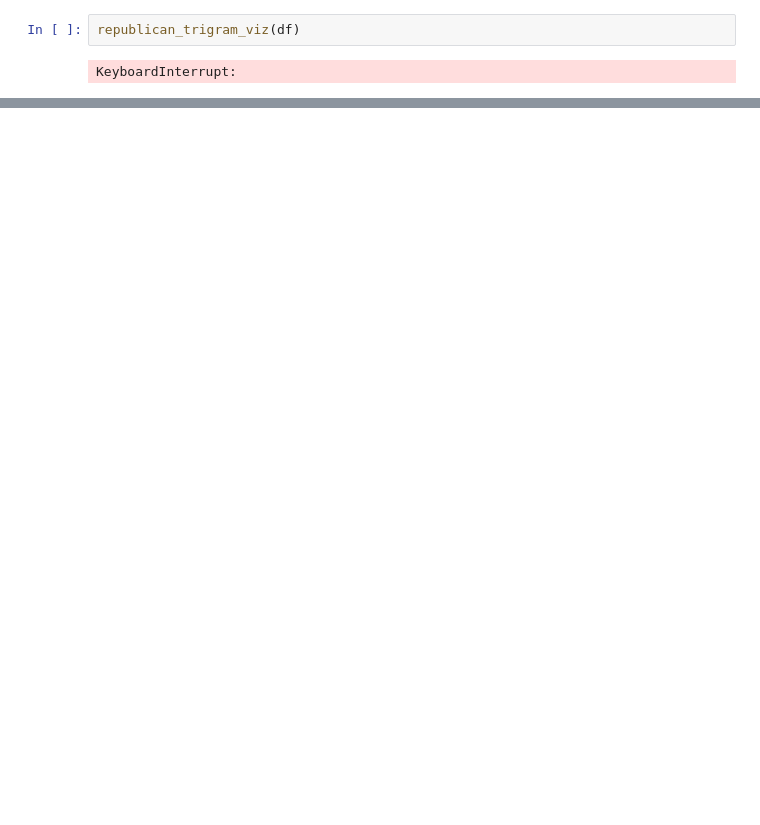
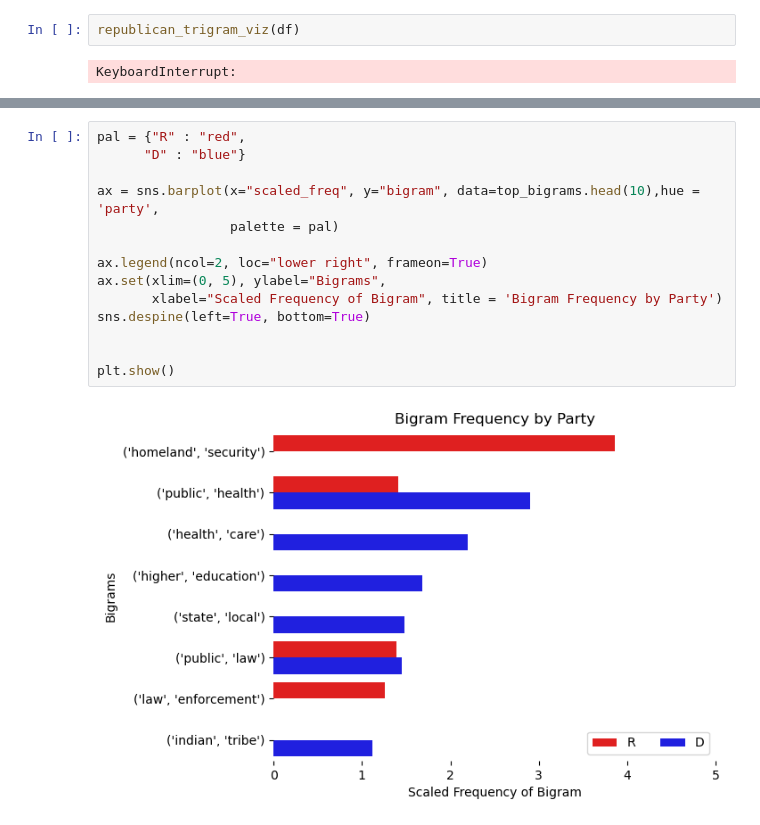
Before and after one commit to good-bill-hunting/political_parser, a Jupyter notebook: barts_explore.ipynb, the cells around one changed output, grey strips where cells are left out. Drawn from its saved outputs; the diff is of its cells as text; blank space fills up the shorter version.

```diff
--- a/barts_explore.ipynb
+++ b/barts_explore.ipynb
@@ -323,0 +283,16 @@ top_trigrams.sort_values(by = ['party','scaled_freq'],
+# %%
+pal = {"R" : "red",
+      "D" : "blue"}
+
+ax = sns.barplot(x="scaled_freq", y="bigram", data=top_bigrams.head(10),hue = 'party',
+                 palette = pal)
+
+ax.legend(ncol=2, loc="lower right", frameon=True)
+ax.set(xlim=(0, 5), ylabel="Bigrams",
+       xlabel="Scaled Frequency of Bigram", title = 'Bigram Frequency by Party')
+sns.despine(left=True, bottom=True)
+
+
+plt.show()
+# %% [output]
+[figure, added]
```
Also changed, not shown: parts of 8 cells of this notebook, 3 other files.
